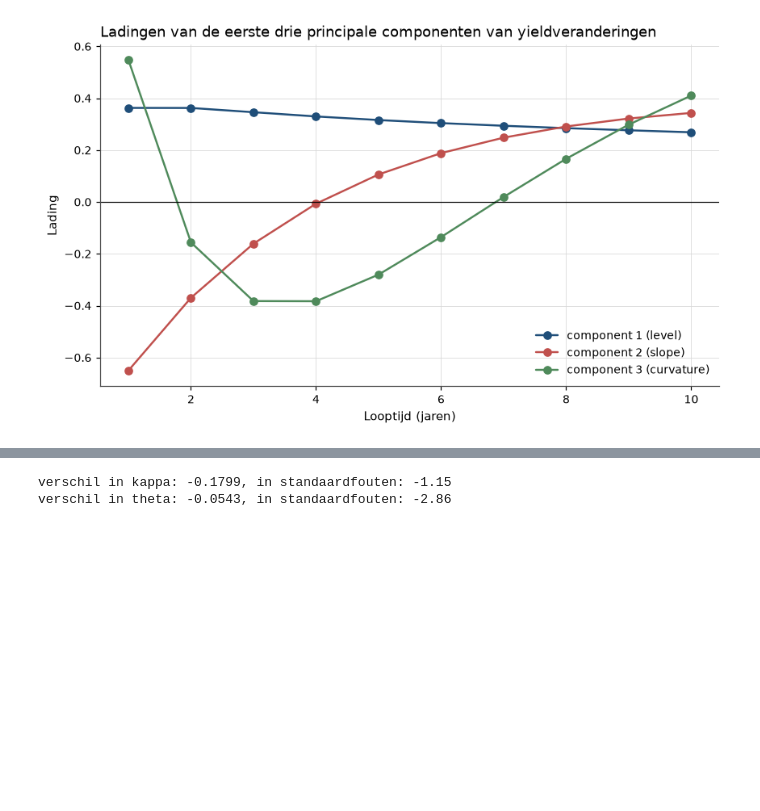
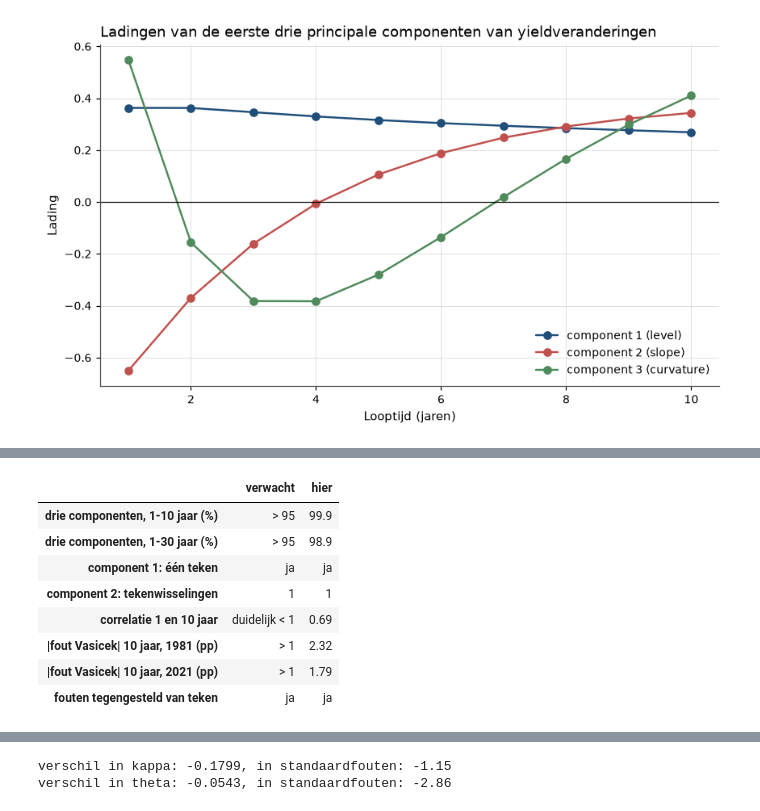
Before and after one commit to MaartenN14/history-asset-pricing, a Jupyter notebook: lectures/03_17_termijnstructuur_real_options.ipynb, the cells around one changed output, grey strips where cells are left out. Drawn from its saved outputs; the diff is of its cells as text; code cells hidden in the pictures; blank space fills up the shorter version.

```diff
--- a/lectures/03_17_termijnstructuur_real_options.ipynb
+++ b/lectures/03_17_termijnstructuur_real_options.ipynb
@@ -1186,0 +1016,25 @@ correlatie van maandelijkse veranderingen 1 en 10 jaar: 0.69 (eenfactormodel: 1)
+# %%
+pca_cols = yield_cols[:10]
+changes = curves[pca_cols].dropna().diff().dropna()
+eigval, eigvec = np.linalg.eigh(np.cov(changes.to_numpy().T))
+order = np.argsort(eigval)[::-1]
+eigval, eigvec = eigval[order], eigvec[:, order]
+sign_at_10y = np.sign(eigvec[-1])        # eigenvectors have arbitrary sign
+eigvec = eigvec * sign_at_10y            # orient: positive loading at 10 years
+
+long_changes = curves[yield_cols].dropna().diff().dropna()
+eigval_30 = np.sort(np.linalg.eigvalsh(np.cov(long_changes.to_numpy().T)))[::-1]
+
+pca_table = pd.DataFrame(
+    {
+        "Litterman-Scheinkman 1991": [89.5, 8.5, 2.0, 98.4],
+        f"hier, 1-10 jaar, {changes.index[0]:%Y-%m}–{changes.index[-1]:%Y-%m}":
+            np.append(100 * eigval[:3] / eigval.sum(), 100 * eigval[:3].sum() / eigval.sum()),
+        f"hier, 1-30 jaar, {long_changes.index[0]:%Y-%m}–{long_changes.index[-1]:%Y-%m}":
+            np.append(100 * eigval_30[:3] / eigval_30.sum(), 100 * eigval_30[:3].sum() / eigval_30.sum()),
+    },
+    index=["factor 1 (level)", "factor 2 (slope)", "factor 3 (curvature)", "totaal drie factoren"],
+).round(1)
+corr_1_10 = changes["SVENY01"].corr(changes["SVENY10"])
+print(f"correlatie van maandelijkse veranderingen 1 en 10 jaar: {corr_1_10:.2f} (eenfactormodel: 1)")
+pca_table
@@ -1295,0 +1079,27 @@ $$
+# %%
+first_pc_one_sign = bool(np.all(eigvec[:, 0] > 0))
+second_pc_sign_changes = int(np.sum(np.diff(np.sign(eigvec[:, 1])) != 0))
+error_1981 = fit_table.loc[("1981-09", 10), "fout Vasicek"]
+error_2021 = fit_table.loc[("2021-06", 10), "fout Vasicek"]
+pd.DataFrame(
+    {
+        "verwacht": ["> 95", "> 95", "ja", "1", "duidelijk < 1", "> 1", "> 1", "ja"],
+        "hier": [pca_table.iloc[3, 1], pca_table.iloc[3, 2], "ja" if first_pc_one_sign else "nee",
+                 second_pc_sign_changes, round(corr_1_10, 2), round(100 * abs(error_1981), 2),
+                 round(100 * abs(error_2021), 2), "ja" if error_1981 * error_2021 < 0 else "nee"],
+    },
+    index=["drie componenten, 1-10 jaar (%)", "drie componenten, 1-30 jaar (%)",
+           "component 1: één teken", "component 2: tekenwisselingen", "correlatie 1 en 10 jaar",
+           "|fout Vasicek| 10 jaar, 1981 (pp)", "|fout Vasicek| 10 jaar, 2021 (pp)",
+           "fouten tegengesteld van teken"],
+)
+# %% [output]
+|  | verwacht | hier |
+| drie componenten, 1-10 jaar (%) | > 95 | 99.9 |
+| drie componenten, 1-30 jaar (%) | > 95 | 98.9 |
+| component 1: één teken | ja | ja |
+| component 2: tekenwisselingen | 1 | 1 |
+| correlatie 1 en 10 jaar | duidelijk < 1 | 0.69 |
+| |fout Vasicek| 10 jaar, 1981 (pp) | > 1 | 2.32 |
+| |fout Vasicek| 10 jaar, 2021 (pp) | > 1 | 1.79 |
+| fouten tegengesteld van teken | ja | ja |
```
Also changed, not shown: parts of 64 cells of this notebook, 4 other files.
